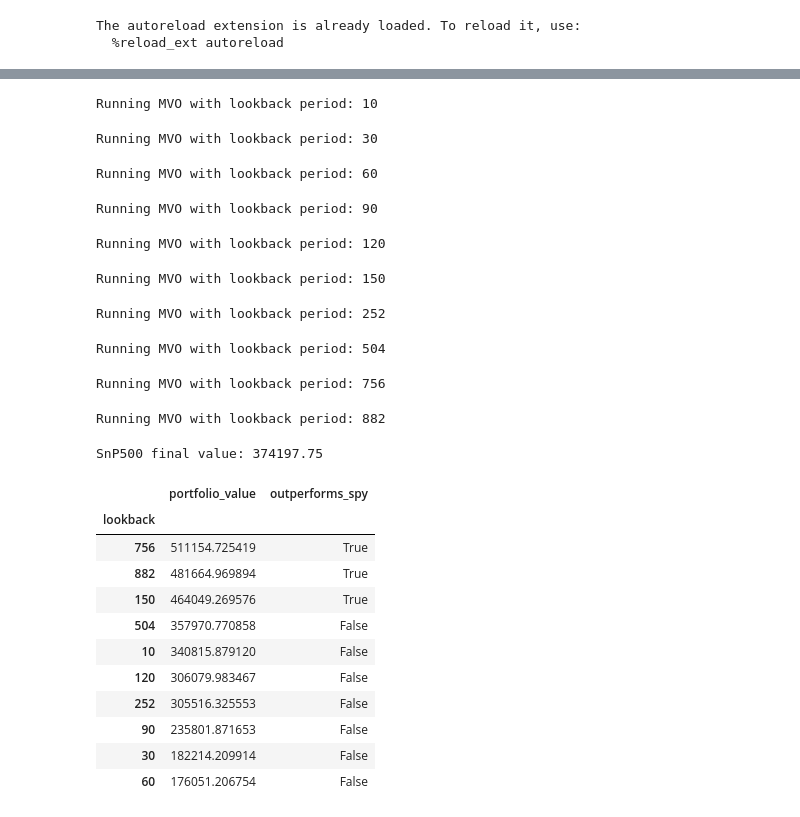
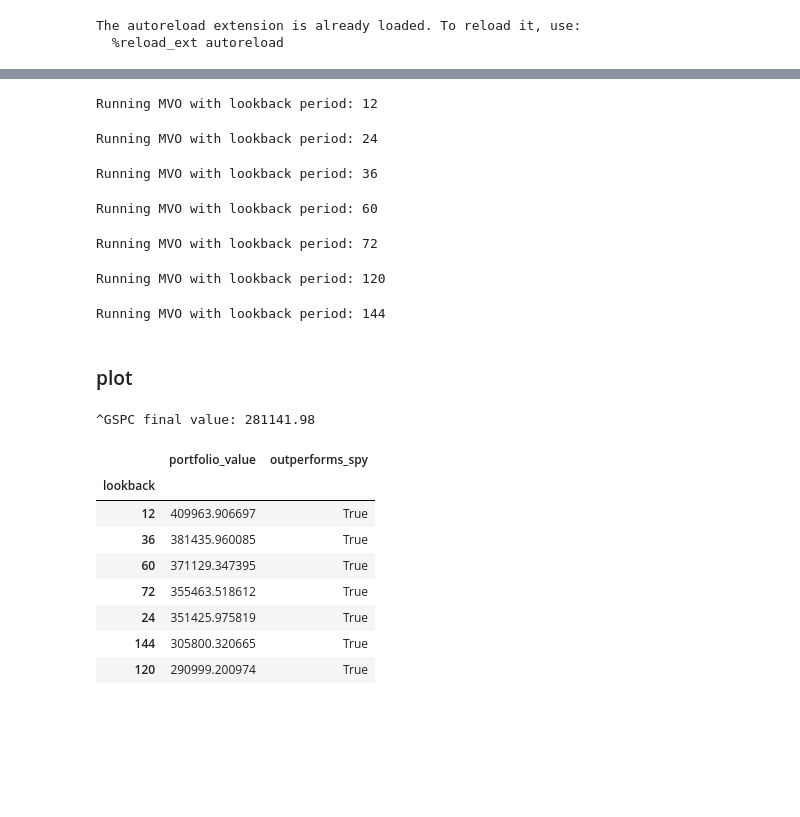
Before and after one commit to hikotei/2025-rl-portfolio-opt, a Jupyter notebook: notebooks/mvo_backtest.ipynb, the cells around one changed output, grey strips where cells are left out. Drawn from its saved outputs; the diff is of its cells as text; code cells hidden in the pictures; blank space fills up the shorter version.

```diff
--- a/notebooks/mvo_backtest.ipynb
+++ b/notebooks/mvo_backtest.ipynb
@@ -56,13 +77,25 @@ os.makedirs(results_dir, exist_ok=True)
 # %%
+timestamp = datetime.now().strftime("%Y%m%d_%H%M")
+# also add start and end date to the name
+results_dir = f"../results/{timestamp}_mvo_backtest_[{START_DATE},{END_DATE}]/"
+os.makedirs(results_dir, exist_ok=True)
+
+# = = = = = = = = = = = = = = = = = = = = = = = = = = = = = = = = = = = = = = = = = =
+# MVO strategy
+
 all_history = []
 all_metrics = []
 
 for lookback in lookback_periods:
     print(f"Running MVO with lookback period: {lookback}")
-    optimizer = MVOPortfolio(tickers=sector_tickers, lookback=lookback)
+    optimizer = MVOStrategy(tickers=sector_tickers, lookback=lookback)
     portfolio = optimizer.backtest(
-        df_ret, df_prices, start_date=START_DATE, end_date=END_DATE
+        df_ret, df_prices, start_date=START_DATE, end_date=END_DATE, method="scipy"
     )
+    # method ( lookback = 60 )
+    # scipy = 23 sec -> FASTEST
+    # pypfopt = 35 sec
+    # skfolio = 22 sec
 
     portfolio_df = pd.DataFrame(portfolio.get_history())
     portfolio_df["lookback"] = lookback
@@ -72,14 +105,18 @@ for lookback in lookback_periods:
 
     all_history.append(portfolio_df)
     all_metrics.append(portfolio_metrics)
+
+# Combine all results
+history_df = pd.concat(all_history, axis=0)
+metrics_df = pd.DataFrame(all_metrics)
+
+history_df.to_parquet(f"{results_dir}/mvo_history.parquet")
+metrics_df.to_csv(f"{results_dir}/mvo_metrics.csv")
 # %% [output]
-Running MVO with lookback period: 10
+Running MVO with lookback period: 12
-Running MVO with lookback period: 30
+Running MVO with lookback period: 24
-Running MVO with lookback period: 60
+Running MVO with lookback period: 36
-Running MVO with lookback period: 90
+Running MVO with lookback period: 60
-Running MVO with lookback period: 120
+Running MVO with lookback period: 72
-Running MVO with lookback period: 150
+Running MVO with lookback period: 120
-Running MVO with lookback period: 252
+Running MVO with lookback period: 144
-Running MVO with lookback period: 504
-Running MVO with lookback period: 756
-Running MVO with lookback period: 882
@@ -93,3 +137,5 @@ metrics_df.to_csv(f"{results_dir}/mvo_metrics.csv")
+# %% [markdown]
+### plot
 # %%
 # # Load df from previous run
 # results_dir = "../results/20250602_010152_mvo_backtest"
@@ -97,34 +143,36 @@ metrics_df.to_csv(f"{results_dir}/mvo_metrics.csv")
 # metrics_df = pd.read_csv(f"{results_dir}/mvo_metrics.csv")
 # %%
 # compare with portfolio value development if i just buy and hold SPY
+ref_df = df_spy
+ref_ticker = "^GSPC"
+
 initial_balance = 100_000
-shares_spy = initial_balance / df_spy["^GSPC"].loc[df_spy.index > START_DATE].iat[0]
+shares_spy = initial_balance / ref_df[ref_ticker].loc[ref_df.index > START_DATE].iat[0]
 
-# print(df_spy["^GSPC"].loc[END_DATE] * shares_spy)
-# get closest date in df_spy thats before END_DATE
-spy_lastdate = df_spy["^GSPC"].loc[df_spy.index < END_DATE].index.max()
-spy_lastval = (df_spy.loc[spy_lastdate] * shares_spy).values[0]
-print(f"SnP500 final value: {spy_lastval:.2f}")
+spy_lastdate = ref_df[ref_ticker].loc[ref_df.index < END_DATE].index.max()
+spy_lastval = (ref_df.loc[spy_lastdate] * shares_spy).values[0]
+print(f"{ref_ticker} final value: {spy_lastval:.2f}")
 
 # compare if MVO with lookback outperforms SnP500
 # simple comparison with True False in new column
-df = history_df.groupby("lookback")[['portfolio_value']].last().sort_values(by="portfolio_value", ascending=False)
+df = (
+    history_df.groupby("lookback")[["portfolio_value"]]
+    .last()
+    .sort_values(by="portfolio_value", ascending=False)
+)
 df["outperforms_spy"] = df["portfolio_value"] > spy_lastval
 df
 # %% [output]
-SnP500 final value: 374197.75
+^GSPC final value: 281141.98
 |  | portfolio_value | outperforms_spy |
 | lookback |  |  |
-| 756 | 511154.725419 | True |
-| 882 | 481664.969894 | True |
-| 150 | 464049.269576 | True |
-| 504 | 357970.770858 | False |
-| 10 | 340815.879120 | False |
-| 120 | 306079.983467 | False |
-| 252 | 305516.325553 | False |
-| 90 | 235801.871653 | False |
-| 30 | 182214.209914 | False |
-| 60 | 176051.206754 | False |
+| 12 | 409963.906697 | True |
+| 36 | 381435.960085 | True |
+| 60 | 371129.347395 | True |
+| 72 | 355463.518612 | True |
+| 24 | 351425.975819 | True |
+| 144 | 305800.320665 | True |
+| 120 | 290999.200974 | True |
 # %%
 # reset sns style
 sns.reset_defaults()
```
Also changed, not shown: parts of 12 cells of this notebook, 54 other files.
